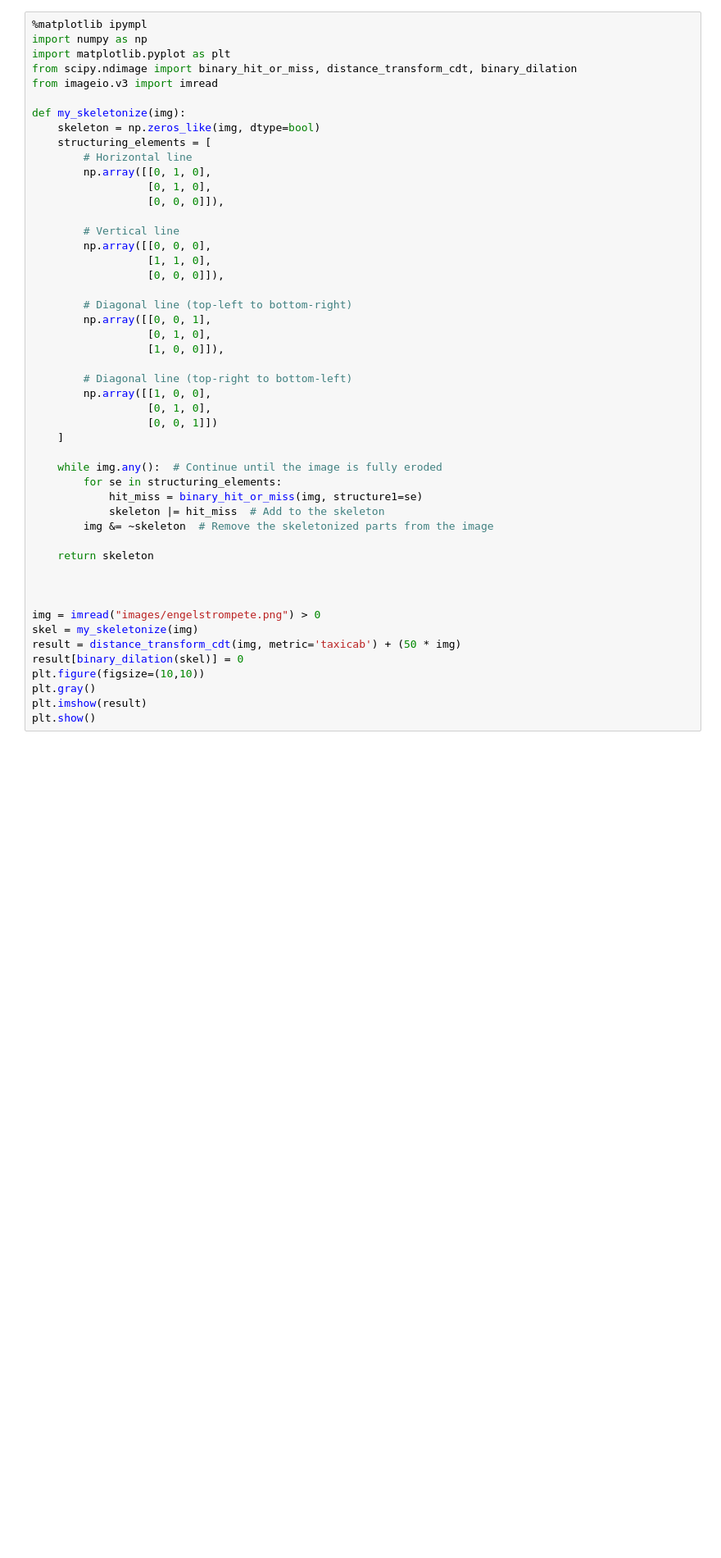
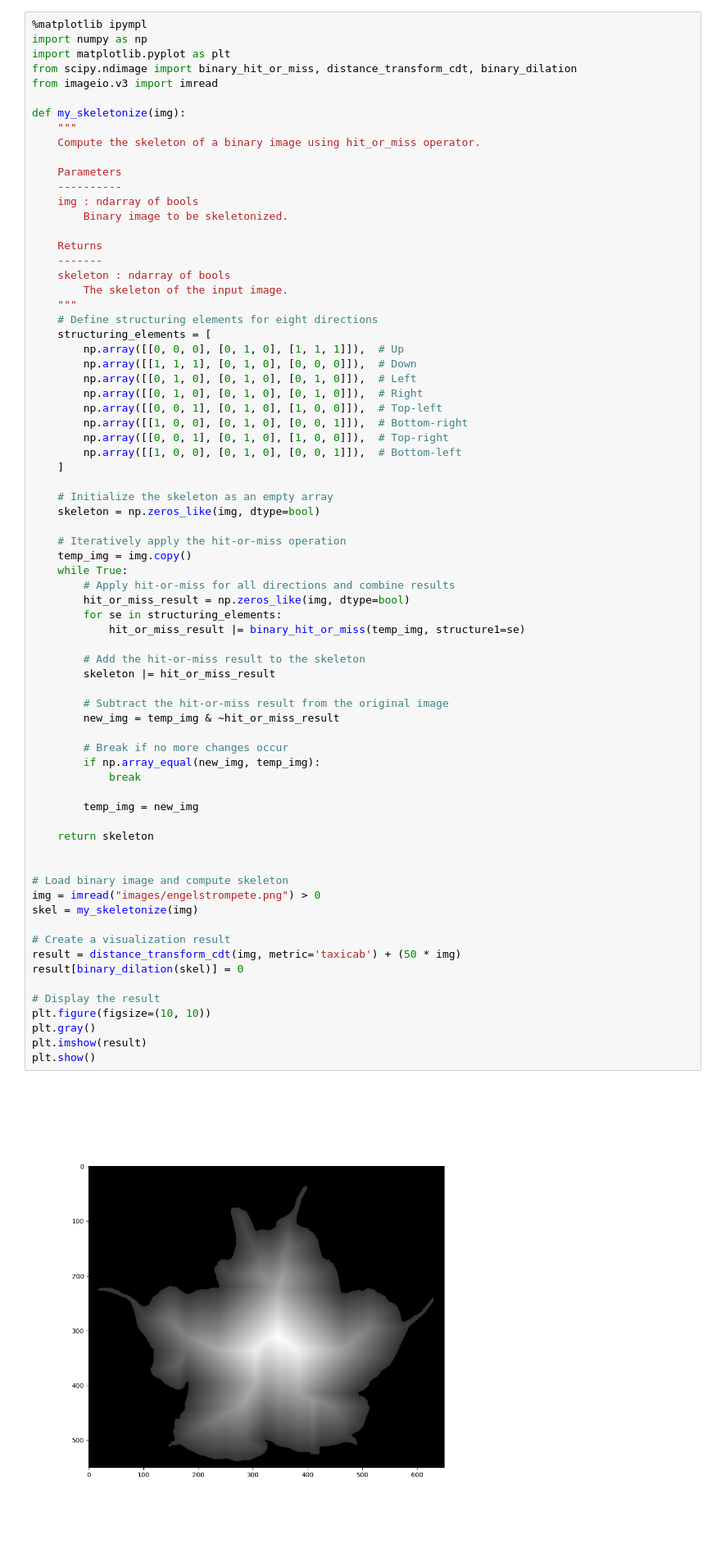
Before and after one commit to shuxton/computer-vision-homework, a Jupyter notebook: Sheet04/sheet04.ipynb, the cells around one changed output. Shown at 82% size. Drawn from its saved outputs; the diff is of its cells as text; blank space fills up the shorter version.

```diff
--- a/Sheet04/sheet04.ipynb
+++ b/Sheet04/sheet04.ipynb
@@ -41,52 +70,77 @@ Now use this method to implement your own skeletonization function. It is ok to
 # %%
 %matplotlib ipympl
 import numpy as np
 import matplotlib.pyplot as plt
 from scipy.ndimage import binary_hit_or_miss, distance_transform_cdt, binary_dilation
 from imageio.v3 import imread
 
 def my_skeletonize(img):
-    skeleton = np.zeros_like(img, dtype=bool)
+    """
+    Compute the skeleton of a binary image using hit_or_miss operator.
+
+    Parameters
+    ----------
+    img : ndarray of bools
+        Binary image to be skeletonized.
+
+    Returns
+    -------
+    skeleton : ndarray of bools
+        The skeleton of the input image.
+    """
+    # Define structuring elements for eight directions
     structuring_elements = [
-        # Horizontal line
-        np.array([[0, 1, 0],
-                  [0, 1, 0],
-                  [0, 0, 0]]),
-
-        # Vertical line
-        np.array([[0, 0, 0],
-                  [1, 1, 0],
-                  [0, 0, 0]]),
-
-        # Diagonal line (top-left to bottom-right)
-        np.array([[0, 0, 1],
-                  [0, 1, 0],
-                  [1, 0, 0]]),
-
-        # Diagonal line (top-right to bottom-left)
-        np.array([[1, 0, 0],
-                  [0, 1, 0],
-                  [0, 0, 1]])
+        np.array([[0, 0, 0], [0, 1, 0], [1, 1, 1]]),  # Up
+        np.array([[1, 1, 1], [0, 1, 0], [0, 0, 0]]),  # Down
+        np.array([[0, 1, 0], [0, 1, 0], [0, 1, 0]]),  # Left
+        np.array([[0, 1, 0], [0, 1, 0], [0, 1, 0]]),  # Right
+        np.array([[0, 0, 1], [0, 1, 0], [1, 0, 0]]),  # Top-left
+        np.array([[1, 0, 0], [0, 1, 0], [0, 0, 1]]),  # Bottom-right
+        np.array([[0, 0, 1], [0, 1, 0], [1, 0, 0]]),  # Top-right
+        np.array([[1, 0, 0], [0, 1, 0], [0, 0, 1]]),  # Bottom-left
     ]
 
-    while img.any():  # Continue until the image is fully eroded
+    # Initialize the skeleton as an empty array
+    skeleton = np.zeros_like(img, dtype=bool)
+
+    # Iteratively apply the hit-or-miss operation
+    temp_img = img.copy()
+    while True:
+        # Apply hit-or-miss for all directions and combine results
+        hit_or_miss_result = np.zeros_like(img, dtype=bool)
         for se in structuring_elements:
-            hit_miss = binary_hit_or_miss(img, structure1=se)
-            skeleton |= hit_miss  # Add to the skeleton
-        img &= ~skeleton  # Remove the skeletonized parts from the image
+            hit_or_miss_result |= binary_hit_or_miss(temp_img, structure1=se)
+
+        # Add the hit-or-miss result to the skeleton
+        skeleton |= hit_or_miss_result
+
+        # Subtract the hit-or-miss result from the original image
+        new_img = temp_img & ~hit_or_miss_result
+
+        # Break if no more changes occur
+        if np.array_equal(new_img, temp_img):
+            break
+
+        temp_img = new_img
 
     return skeleton
 
 
-
+# Load binary image and compute skeleton
 img = imread("images/engelstrompete.png") > 0
 skel = my_skeletonize(img)
+
+# Create a visualization result
 result = distance_transform_cdt(img, metric='taxicab') + (50 * img)
 result[binary_dilation(skel)] = 0
-plt.figure(figsize=(10,10))
+
+# Display the result
+plt.figure(figsize=(10, 10))
 plt.gray()
 plt.imshow(result)
 plt.show()
+# %% [output]
+[figure, added]
 # %% [markdown]
 ## Assignment 2: Hough transform (5 points)
 # %% [markdown]
```
Also changed, not shown: parts of 17 cells of this notebook, 15 other files.
